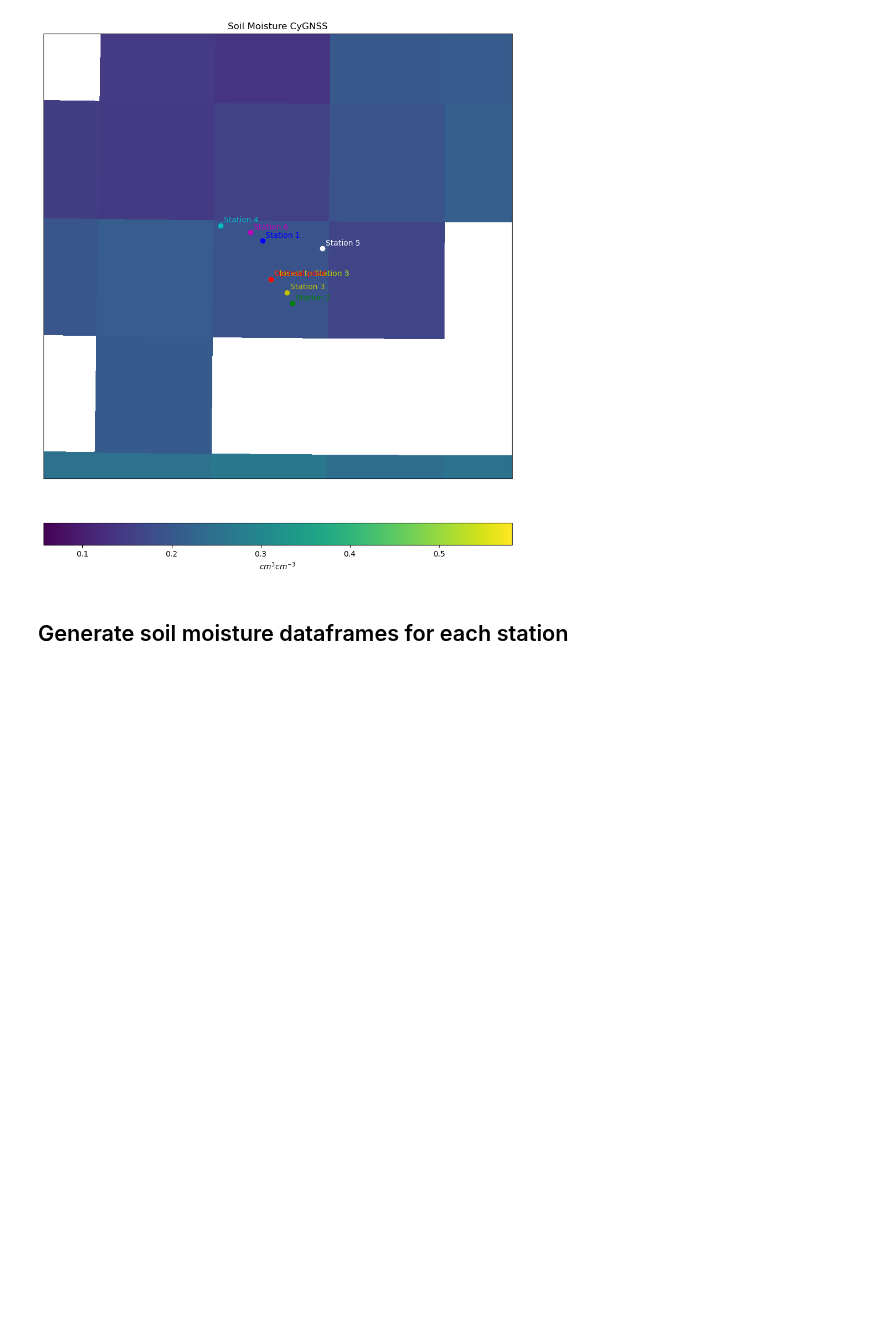
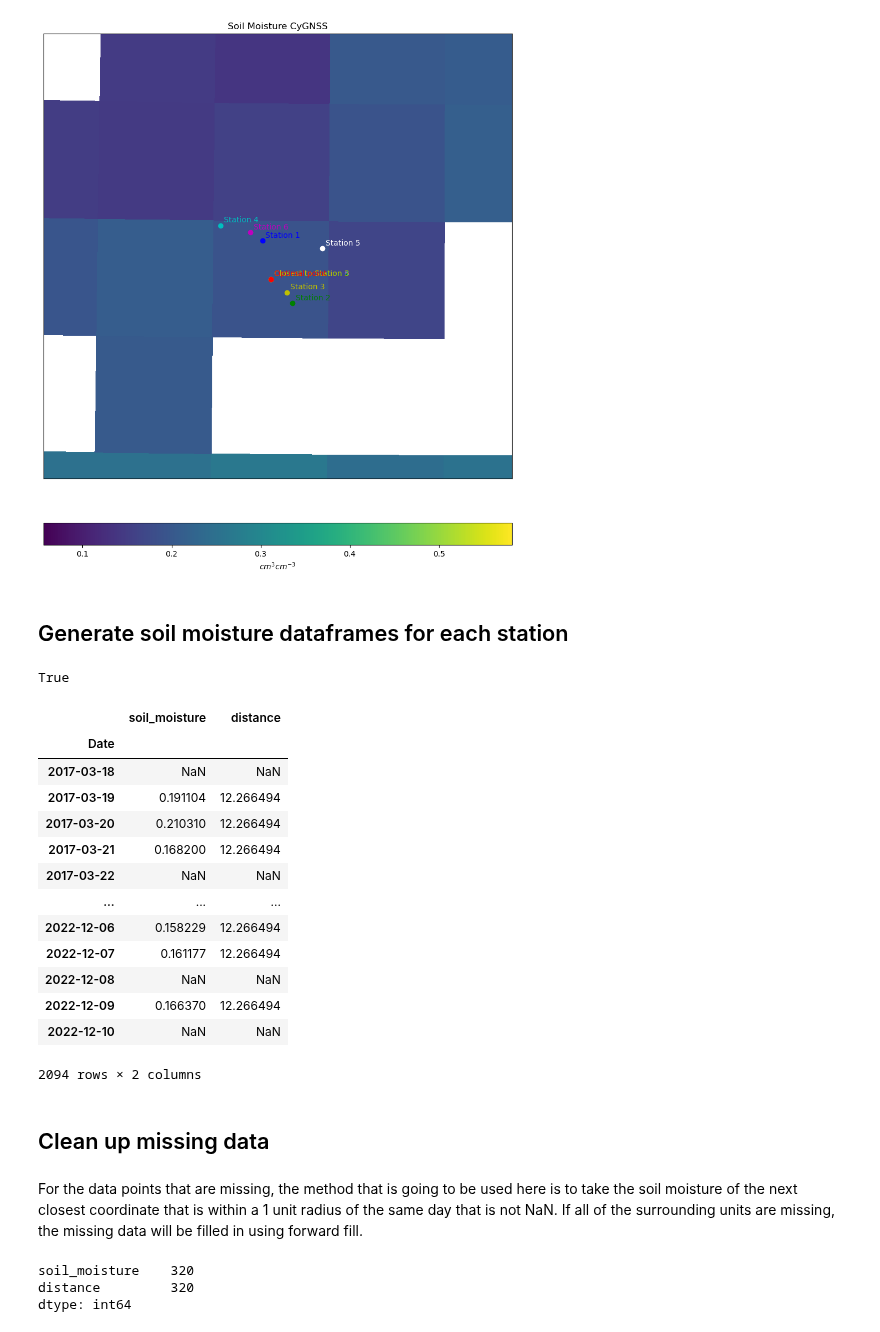
Before and after one commit to kiat/tx-soil-moisture, a Jupyter notebook: satellite/Satellite_Dataset_Generation.ipynb, the cells around one changed output. Cells and saved outputs as stored; diff of their text form; code cells hidden in the pictures; blank space fills up the shorter version.

Commit message:
Fix dataframe date indexing error

```diff
--- a/satellite/Satellite_Dataset_Generation.ipynb
+++ b/satellite/Satellite_Dataset_Generation.ipynb
@@ -278,8 +266,31 @@ index_dates = np.array(index_dates)
+# %%
+# Get dates for indexing pandas dataframe
+index_dates = []
+unavail_dates = []
+for file in sat_data_f:
+    year = int(file[-16:-12])
+    day = int(file[-11:-8])
+
+    new_date = datetime.datetime(year, 1, 1) + datetime.timedelta(day - 1)
+    if len(index_dates) > 0 and (new_date - index_dates[-1]) != datetime.timedelta(days=1):
+        no_date = index_dates[-1] +  datetime.timedelta(days=1)
+        unavail_dates.append(no_date)
+        index_dates.append(no_date)
+
+    index_dates.append(new_date)
+index_dates = np.array(index_dates)
 # %%
 # Obtain the soil moisture levels for the given station
 def sm_lvl_list(stat_id):
     lat, lon = stat_df.loc[stat_id]['closest_idx']
-    l3_sm = [global_sm[i][lat][lon] for i in range(0,2091)]
+    l3_sm = []
+    i = 0
+    for date in index_dates:
+        if date in unavail_dates:
+            l3_sm.append(np.nan)
+        else:
+            l3_sm.append(global_sm[i][lat][lon])
+            i += 1
     return np.array(l3_sm)
 # %%
 # Generate soil moisture dataframe that also includes distance data
@@ -288,7 +299,7 @@ def create_sm_df(stat_id):
     sm_df.index.name = "Date"
 
     sm_data = sm_lvl_list(stat_id)
-    dist_data = np.repeat(stat_df.loc[stat_id]['distance'], len(sm_data))
+    dist_data = [None if np.isnan(sm) else stat_df.loc[stat_id]['distance'] for sm in sm_data]
 
     sm_df['soil_moisture'] = sm_data
     sm_df['distance'] = dist_data
@@ -296,6 +307,7 @@ def create_sm_df(stat_id):
     return sm_df
 # %%
 # Convert soil moisture dataframes into CSV files
+sm_df_list = []
 for i in range(1, 7):
     stat_id = str(i)
 
@@ -307,3 +319,5 @@ for i in range(1, 7):
     sm_df.to_csv(f)
 
     f.close()
+
+    sm_df_list.append(sm_df)
@@ -309,0 +340,31 @@ for i in range(1, 7):
+# %%
+are_dates_contiguous(index_dates.tolist())
+# %% [output]
+True
+# %%
+sm_df_list[0]
+# %% [output]
+|  | soil_moisture | distance |
+| Date |  |  |
+| 2017-03-18 | NaN | NaN |
+| 2017-03-19 | 0.191104 | 12.266494 |
+| 2017-03-20 | 0.210310 | 12.266494 |
+| 2017-03-21 | 0.168200 | 12.266494 |
+| 2017-03-22 | NaN | NaN |
+| ... | ... | ... |
+| 2022-12-06 | 0.158229 | 12.266494 |
+| 2022-12-07 | 0.161177 | 12.266494 |
+| 2022-12-08 | NaN | NaN |
+| 2022-12-09 | 0.166370 | 12.266494 |
+| 2022-12-10 | NaN | NaN |
+2094 rows × 2 columns
+# %% [markdown]
+## Clean up missing data ##
+# %% [markdown]
+For the data points that are missing, the method that is going to be used here is to take the soil moisture of the next closest coordinate that is within a 1 unit radius of the same day that is not NaN. If all of the surrounding units are missing, the missing data will be filled in using forward fill.
+# %%
+sm_df_list[0].isnull().sum()
+# %% [output]
+soil_moisture    320
+distance         320
+dtype: int64
```
Also changed, not shown: parts of 15 cells of this notebook, 6 other files.
